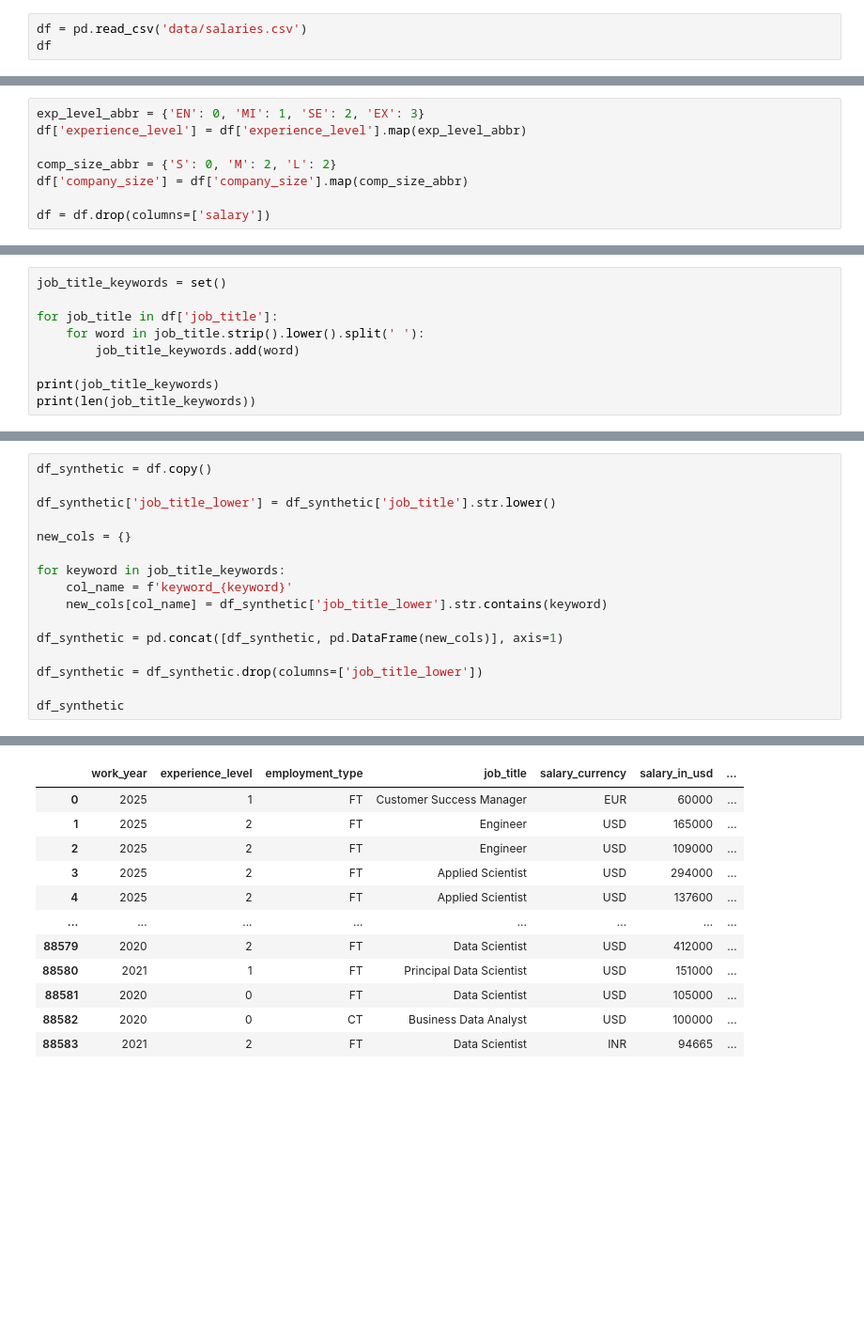
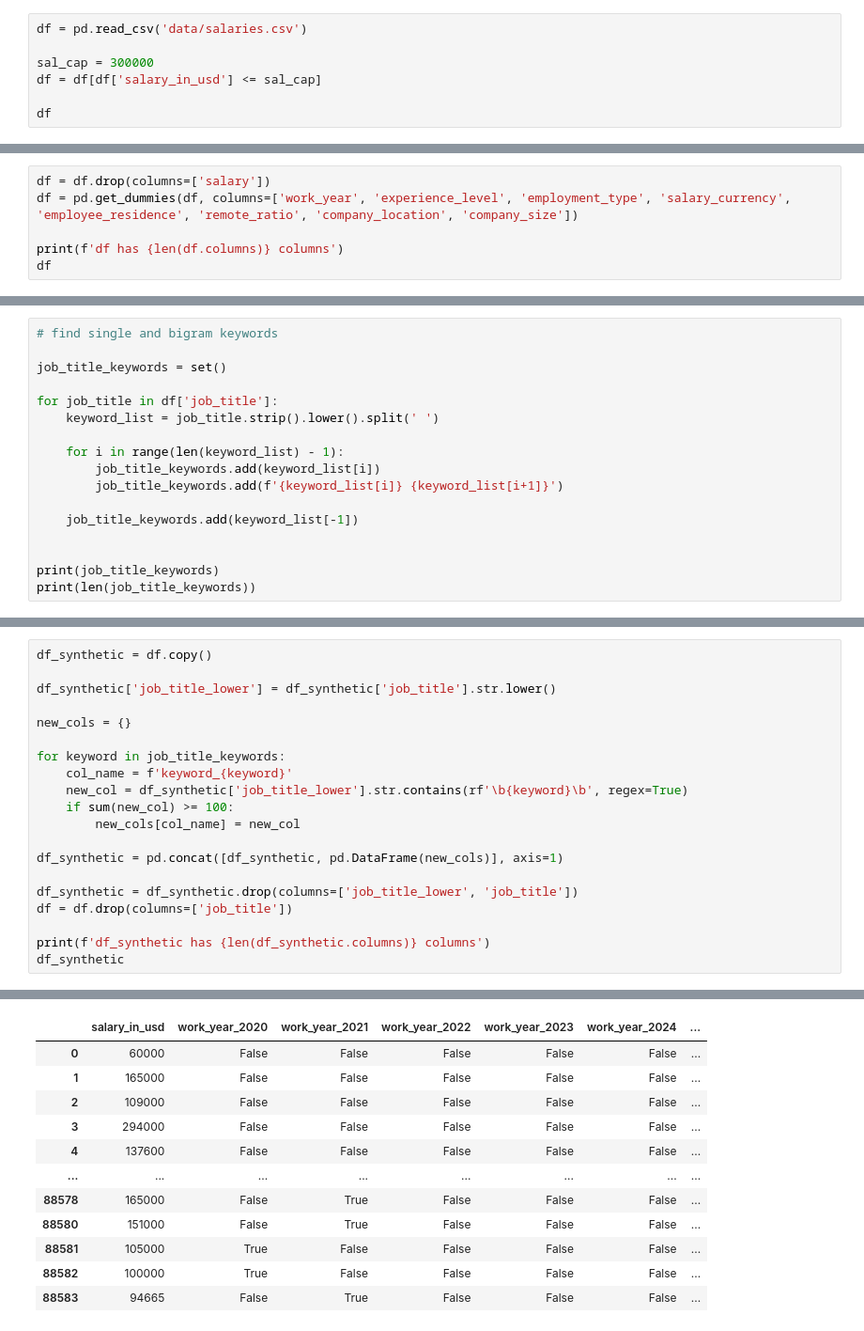
Before and after one commit to hensleyas21/SalariesML, a Jupyter notebook: salaries_model.ipynb, the cells around one changed output, grey strips where cells are left out. Shown at 94% size. Cells and saved outputs as stored; diff of their text form; blank space fills up the shorter version.

```diff
--- a/salaries_model.ipynb
+++ b/salaries_model.ipynb
@@ -9,6 +9,10 @@ from sklearn.feature_selection import SelectKBest, f_classif
 from sklearn.metrics import root_mean_squared_error
 # %%
 df = pd.read_csv('data/salaries.csv')
+
+sal_cap = 300000
+df = df[df['salary_in_usd'] <= sal_cap]
+
 df
 # %% [output]
 |  | work_year | experience_level | employment_type | job_title | salary | salary_currency | salary_in_usd | ... |
@@ -27,8 +31,6 @@ df
-# %%
-exp_level_abbr = {'EN': 0, 'MI': 1, 'SE': 2, 'EX': 3}
-df['experience_level'] = df['experience_level'].map(exp_level_abbr)
-
-comp_size_abbr = {'S': 0, 'M': 2, 'L': 2}
-df['company_size'] = df['company_size'].map(comp_size_abbr)
-
-df = df.drop(columns=['salary'])
+# %%
+df = df.drop(columns=['salary'])
+df = pd.get_dummies(df, columns=['work_year', 'experience_level', 'employment_type', 'salary_currency', 'employee_residence', 'remote_ratio', 'company_location', 'company_size'])
+
+print(f'df has {len(df.columns)} columns')
+df
@@ -35,9 +52,17 @@ df = df.drop(columns=['salary'])
 # %%
+# find single and bigram keywords
+
 job_title_keywords = set()
 
 for job_title in df['job_title']:
-    for word in job_title.strip().lower().split(' '):
-        job_title_keywords.add(word)
+    keyword_list = job_title.strip().lower().split(' ')
+
+    for i in range(len(keyword_list) - 1):
+        job_title_keywords.add(keyword_list[i])
+        job_title_keywords.add(f'{keyword_list[i]} {keyword_list[i+1]}')
+
+    job_title_keywords.add(keyword_list[-1])
+
 
 print(job_title_keywords)
 print(len(job_title_keywords))
@@ -53,11 +78,15 @@ new_cols = {}
 
 for keyword in job_title_keywords:
     col_name = f'keyword_{keyword}'
-    new_cols[col_name] = df_synthetic['job_title_lower'].str.contains(keyword)
+    new_col = df_synthetic['job_title_lower'].str.contains(rf'\b{keyword}\b', regex=True)
+    if sum(new_col) >= 100:
+        new_cols[col_name] = new_col
 
 df_synthetic = pd.concat([df_synthetic, pd.DataFrame(new_cols)], axis=1)
 
-df_synthetic = df_synthetic.drop(columns=['job_title_lower'])
+df_synthetic = df_synthetic.drop(columns=['job_title_lower', 'job_title'])
+df = df.drop(columns=['job_title'])
 
+print(f'df_synthetic has {len(df_synthetic.columns)} columns')
 df_synthetic
 # %% [output]
@@ -64,12 +94,12 @@ df_synthetic
-|  | work_year | experience_level | employment_type | job_title | salary_currency | salary_in_usd | ... |
-| 0 | 2025 | 1 | FT | Customer Success Manager | EUR | 60000 | ... |
-| 1 | 2025 | 2 | FT | Engineer | USD | 165000 | ... |
-| 2 | 2025 | 2 | FT | Engineer | USD | 109000 | ... |
-| 3 | 2025 | 2 | FT | Applied Scientist | USD | 294000 | ... |
-| 4 | 2025 | 2 | FT | Applied Scientist | USD | 137600 | ... |
+|  | salary_in_usd | work_year_2020 | work_year_2021 | work_year_2022 | work_year_2023 | work_year_2024 | ... |
+| 0 | 60000 | False | False | False | False | False | ... |
+| 1 | 165000 | False | False | False | False | False | ... |
+| 2 | 109000 | False | False | False | False | False | ... |
+| 3 | 294000 | False | False | False | False | False | ... |
+| 4 | 137600 | False | False | False | False | False | ... |
 | ... | ... | ... | ... | ... | ... | ... | ... |
-| 88579 | 2020 | 2 | FT | Data Scientist | USD | 412000 | ... |
-| 88580 | 2021 | 1 | FT | Principal Data Scientist | USD | 151000 | ... |
-| 88581 | 2020 | 0 | FT | Data Scientist | USD | 105000 | ... |
-| 88582 | 2020 | 0 | CT | Business Data Analyst | USD | 100000 | ... |
-| 88583 | 2021 | 2 | FT | Data Scientist | INR | 94665 | ... |
+| 88578 | 165000 | False | True | False | False | False | ... |
+| 88580 | 151000 | False | True | False | False | False | ... |
+| 88581 | 105000 | True | False | False | False | False | ... |
+| 88582 | 100000 | True | False | False | False | False | ... |
+| 88583 | 94665 | False | True | False | False | False | ... |
```
Also changed, not shown: parts of 11 cells of this notebook.
